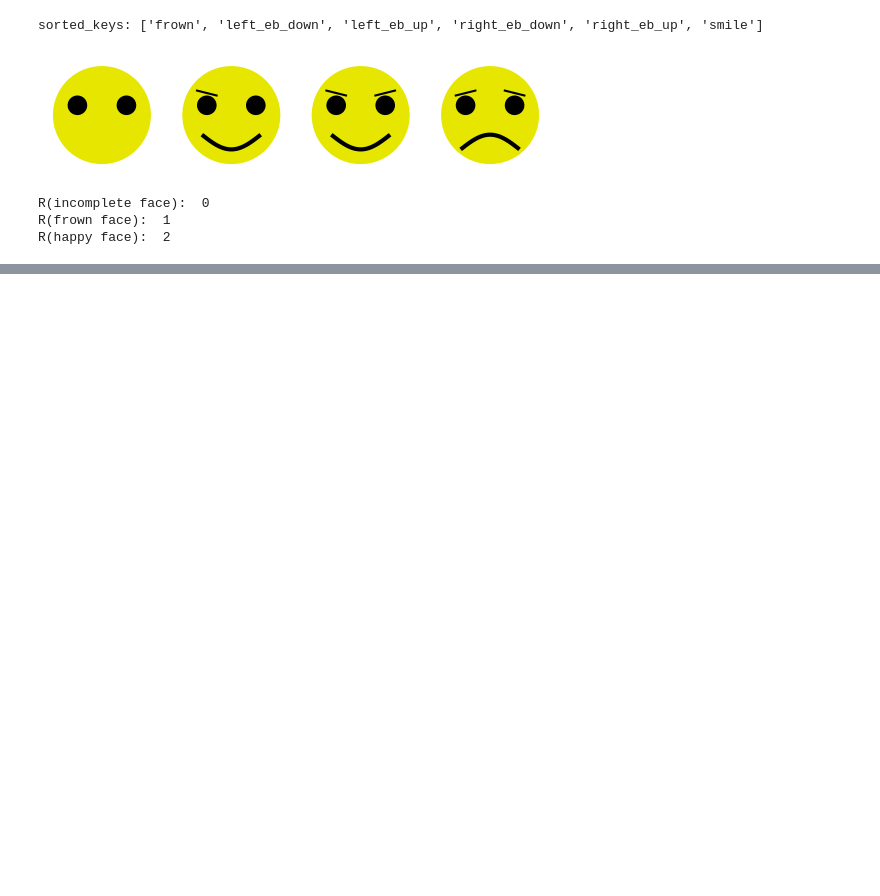
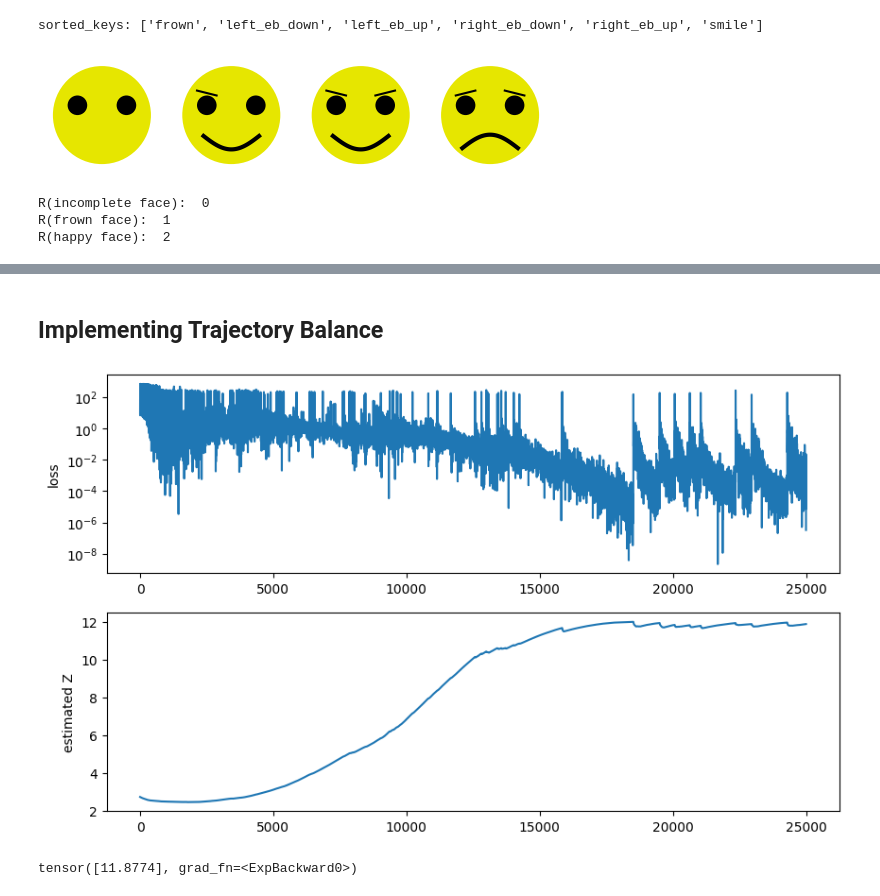
Before and after one commit to gangfang/littlegfn, a Jupyter notebook: face_generator.ipynb, the cells around one changed output, grey strips where cells are left out. Saved outputs shown, nothing was run; the diff lists cells and outputs as text; code cells hidden in the pictures; blank space fills up the shorter version.

Commit message:
Complete trajectory balancing training
Complete trajectory balancing training

```diff
--- a/face_generator.ipynb
+++ b/face_generator.ipynb
@@ -196,0 +197,32 @@ pp.yscale('log')
+# %% [markdown]
+## Implementing Trajectory Balance
+# %%
+'''
+Gang's note: nn.Parameter
+Definition: nn.Parameter is a subclass of torch.Tensor that's typically used for model parameters in PyTorch.
+Automatic registration: When you assign an nn.Parameter as an attribute of an nn.Module, it's automatically
+added to the module's list of parameters. This doesn't happen with regular Tensors
+
+the `...` isn't necessary in logits[..., :6] because logits is 1D.
+
+Q: understand how logZ works. It isn't even a part of the mlp
+AN: model.logZ is a part of the sum that makes loss. So backprop tunes the param too, which is just logZ
+'''
+
+class TBModel(nn.Module):
+  def __init__(self, num_hid):
+    super().__init__()
+    # The input dimension is 6 for the 6 patches.
+    self.mlp = nn.Sequential(nn.Linear(6, num_hid), nn.LeakyReLU(),
+                             # We now output 12 numbers, 6 for P_F and 6 for P_B
+                             nn.Linear(num_hid, 12))
+    # log Z is just a single number
+    self.logZ = nn.Parameter(torch.ones(1))
+
+  def forward(self, x):
+    logits = self.mlp(x)
+    # Slice the logits, and mask invalid actions (since we're predicting
+    # log-values), we use -100 since exp(-100) is tiny, but we don't want -inf)
+    P_F = logits[..., :6] * (1 - x) + x * -100
+    P_B = logits[..., 6:] * x + (1 - x) * -100
+    return P_F, P_B
@@ -196,0 +285,15 @@ pp.yscale('log')
+# %%
+f, ax = pp.subplots(2, 1, figsize=(10,6))
+pp.sca(ax[0])
+pp.plot(tb_losses)
+pp.yscale('log')
+pp.ylabel('loss')
+pp.sca(ax[1])
+pp.plot(np.exp(logZs))
+pp.ylabel('estimated Z');
+# %% [output]
+[figure, added]
+# %%
+model.logZ.exp()
+# %% [output]
+tensor([11.8774], grad_fn=<ExpBackward0>)
```
Also changed, not shown: parts of 4 cells of this notebook.
